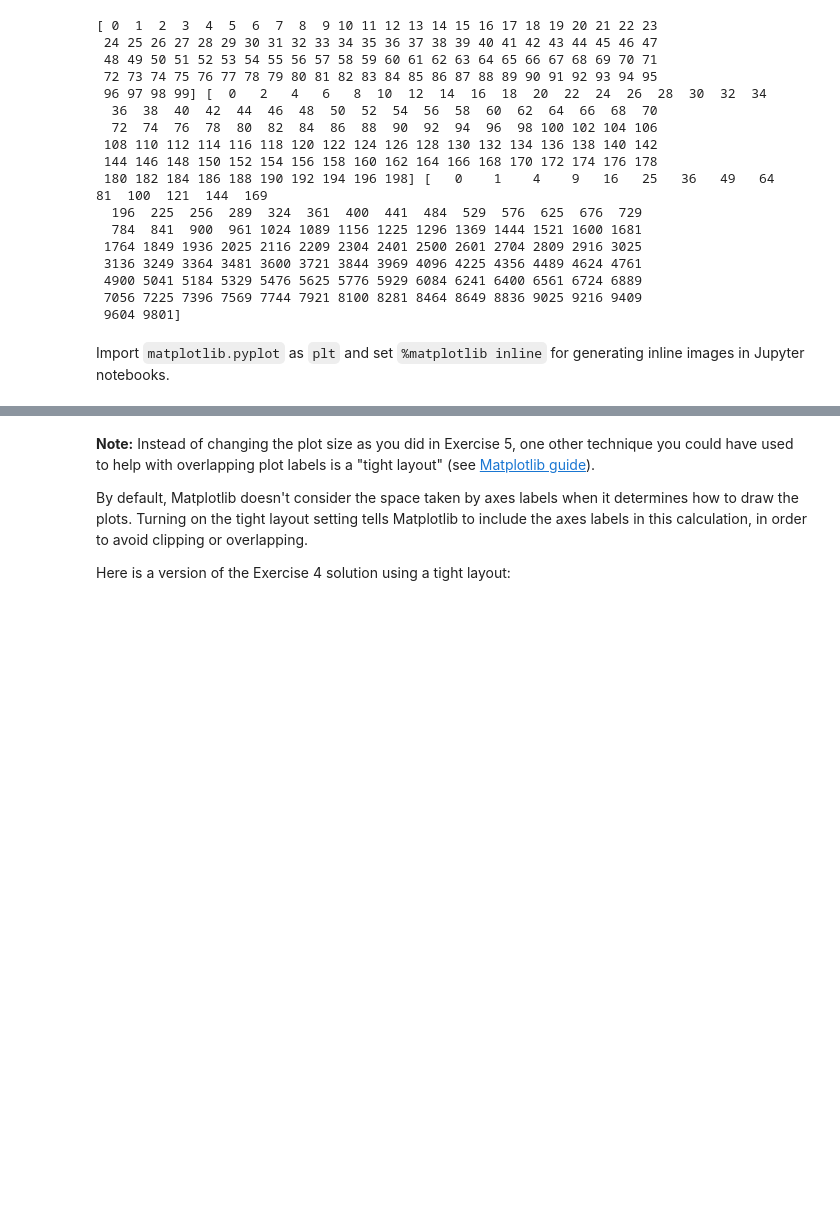
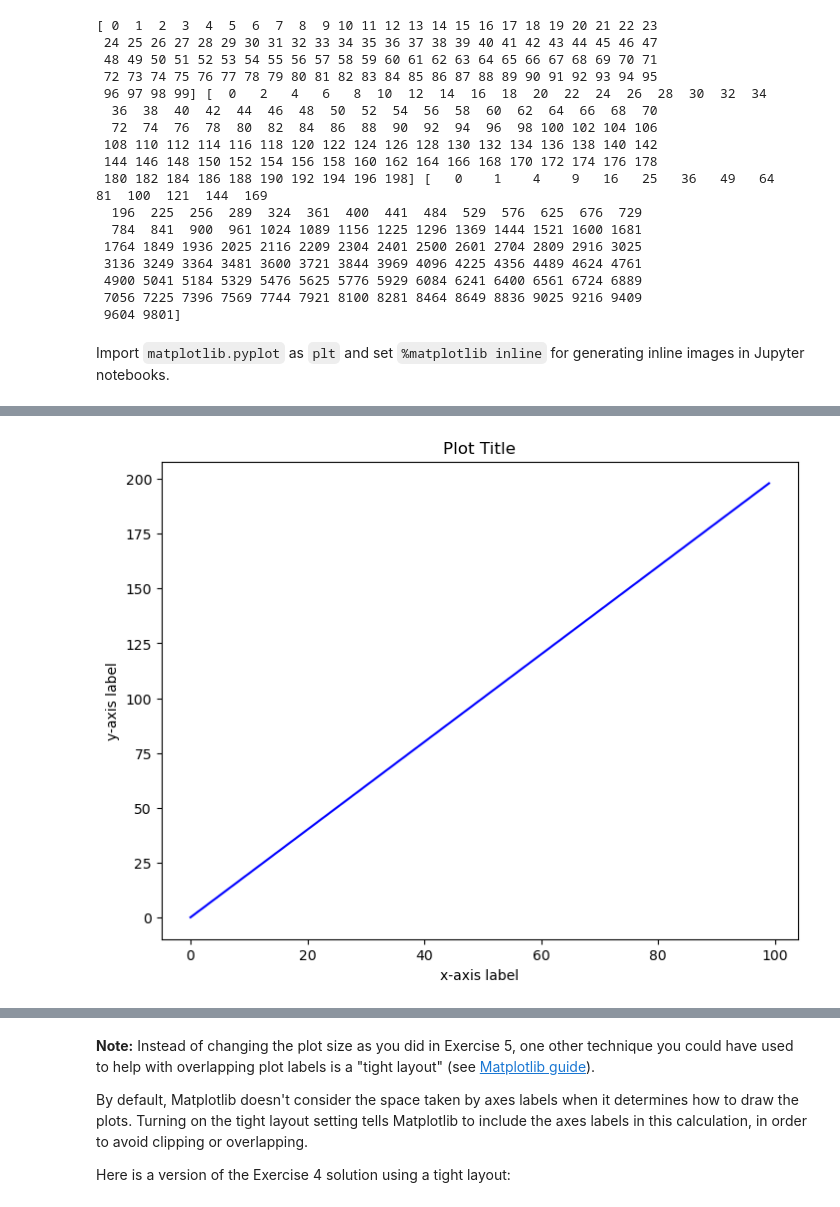
Before and after one commit to nicholas-ooko/dsc-more-practice-with-matplotlib-lab, a Jupyter notebook: index.ipynb, the cells around one changed output, grey strips where cells are left out. Drawn from its saved outputs; the diff is of its cells as text; code cells hidden in the pictures; blank space fills up the shorter version.

```diff
--- a/index.ipynb
+++ b/index.ipynb
@@ -73,3 +71,32 @@ The graph you create should look like this:
+# %%
+# Your code here
+import numpy as np
+import matplotlib.pyplot as plt
+
+# Generate a list of numbers from 0 to 99
+x_values = np.arange(0, 100)
+
+# Multiply values of x_values with 2 to get y_values
+y_values = x_values * 2
+
+# Create a new figure object
+fig = plt.figure()
+
+# Add an axis to the figure at absolute location [0, 0, 1, 1]
+ax = fig.add_axes([0, 0, 1, 1])
+
+# Plot (x, y) on that axes without a label
+ax.plot(x_values, y_values, color='blue')
+
+# Set the labels and title
+ax.set_xlabel('x-axis label')
+ax.set_ylabel('y-axis label')
+ax.set_title('Plot Title')
+
+# Show the plot
+plt.show()
+# %% [output]
+[figure, added]
 # %% [markdown]
 This was easy, let's move on to drawing multiple plots within a figure space.
 
```
Also changed, not shown: parts of 9 cells of this notebook.
